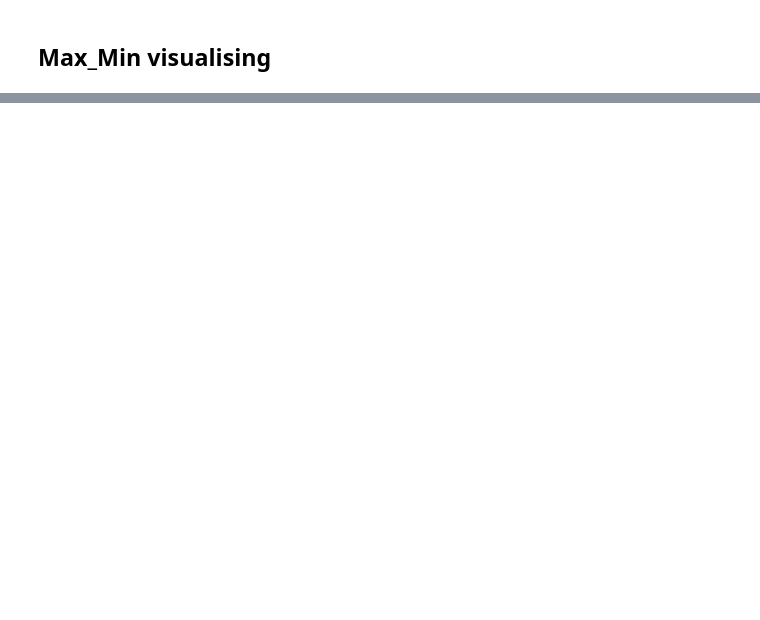
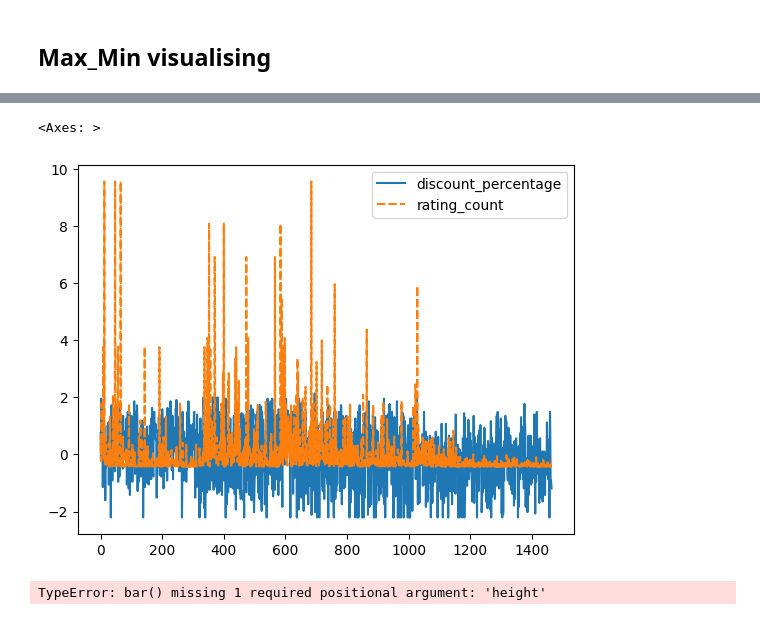
Before and after one commit to JavaConterry/SpecProg-DS-DA, a Jupyter notebook: Course Project/Amazon Sales Analysis.ipynb, the cells around one changed output, grey strips where cells are left out. Saved outputs shown, nothing was run; the diff lists cells and outputs as text; code cells hidden in the pictures; blank space fills up the shorter version.

```diff
--- a/Course Project/Amazon Sales Analysis.ipynb
+++ b/Course Project/Amazon Sales Analysis.ipynb
@@ -150,0 +184,12 @@ sns.histplot(num_df)
+# %%
+# sns.histplot(num_df[['discount_percentage', 'rating_count']])
+sns.lineplot(num_df[['discount_percentage', 'rating_count']])
+## NEED PEARSONS TO UNDERSTAND THE INFLUENCE
+# %% [output]
+<Axes: >
+[figure, added]
+# %%
+import matplotlib.pyplot as plt
+plt.bar(num_df)
+# %% [output]
+TypeError: bar() missing 1 required positional argument: 'height'
```
Also changed, not shown: parts of 27 cells of this notebook.
